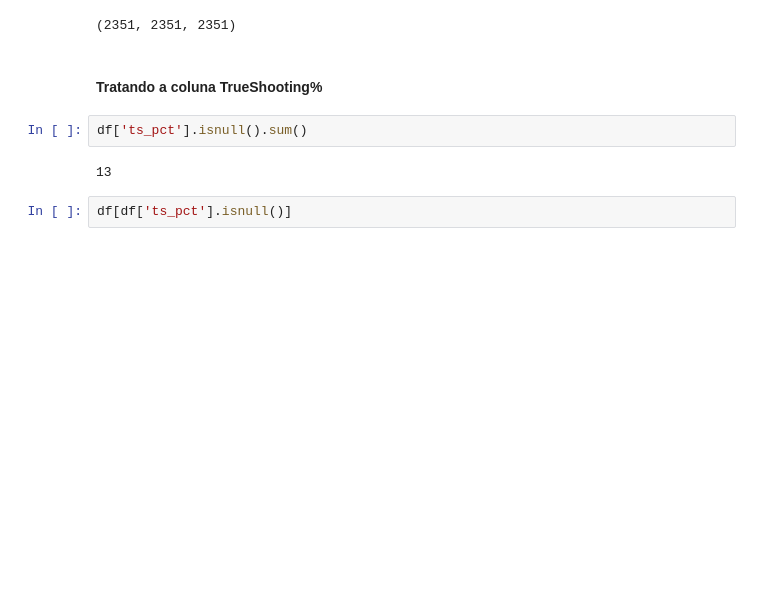
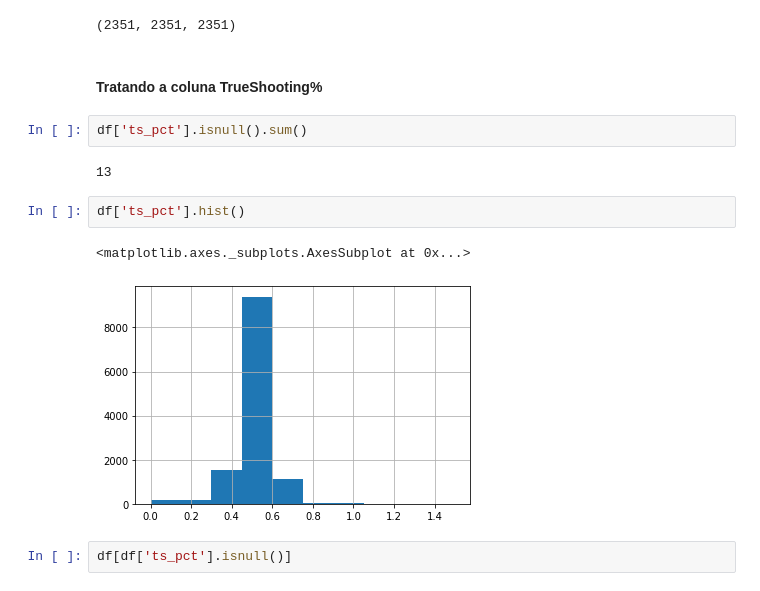
Before and after one commit to tta13/NBA-data-analysis, a Jupyter notebook: code.ipynb, the cells around one changed output. Saved outputs shown, nothing was run; the diff lists cells and outputs as text; blank space fills up the shorter version.

Commit message:
Update trusShooting column section at missing data treatment to add histogram

```diff
--- a/code.ipynb
+++ b/code.ipynb
@@ -916,6 +913,11 @@ df['draft_number'].isnull().sum(), df['draft_round'].isnull().sum(), df['draft_y
 df['ts_pct'].isnull().sum()
 # %% [output]
 13
+# %%
+df['ts_pct'].hist()
+# %% [output]
+<matplotlib.axes._subplots.AxesSubplot at 0x...>
+[figure, added]
 # %%
 df[df['ts_pct'].isnull()]
 # %% [output]
```
Also changed, not shown: parts of 3 cells of this notebook.
